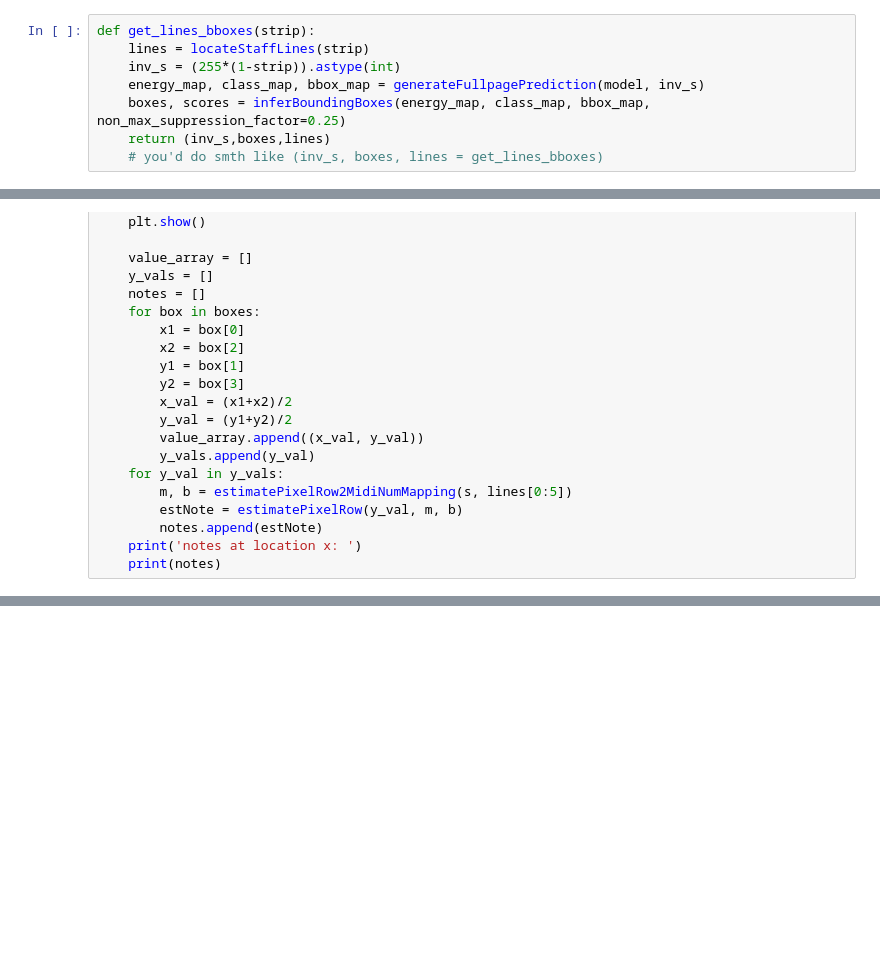
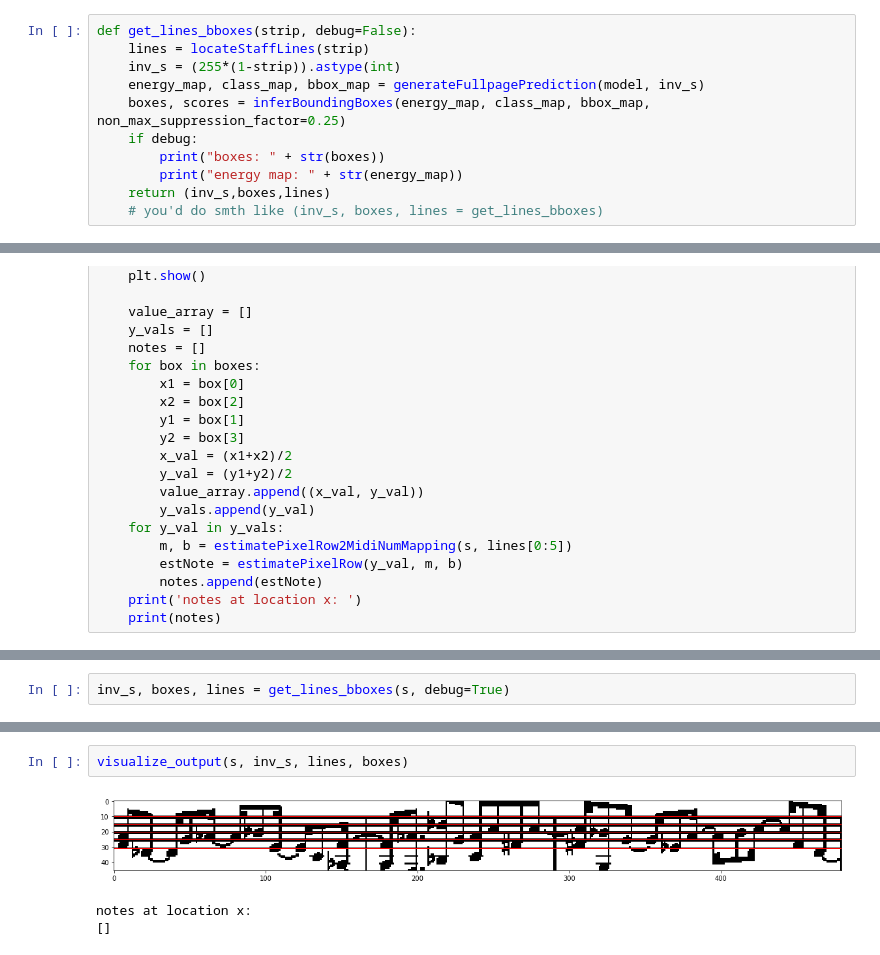
Before and after one commit to db7894/sheet_id, a Jupyter notebook: Summer2018/strip_with_noteheadDetector.ipynb, the cells around one changed output, grey strips where cells are left out. Drawn from its saved outputs; the diff is of its cells as text; blank space fills up the shorter version.

```diff
--- a/Summer2018/strip_with_noteheadDetector.ipynb
+++ b/Summer2018/strip_with_noteheadDetector.ipynb
@@ -420,9 +423,12 @@ def getStrip(image):
 # %%
-def get_lines_bboxes(strip):
+def get_lines_bboxes(strip, debug=False):
     lines = locateStaffLines(strip)
     inv_s = (255*(1-strip)).astype(int)
     energy_map, class_map, bbox_map = generateFullpagePrediction(model, inv_s)
     boxes, scores = inferBoundingBoxes(energy_map, class_map, bbox_map, non_max_suppression_factor=0.25)
+    if debug:
+        print("boxes: " + str(boxes))
+        print("energy map: " + str(energy_map))
     return (inv_s,boxes,lines)
     # you'd do smth like (inv_s, boxes, lines = get_lines_bboxes)
 # %%
@@ -452,0 +469,2 @@ def visualize_output(s, inv_s, lines, boxes):
+# %%
+inv_s, boxes, lines = get_lines_bboxes(s, debug=True)
@@ -452,0 +486,6 @@ def visualize_output(s, inv_s, lines, boxes):
+# %%
+visualize_output(s, inv_s, lines, boxes)
+# %% [output]
+[figure, added]
+notes at location x:
+[]
```
Also changed, not shown: parts of 4 cells of this notebook.
